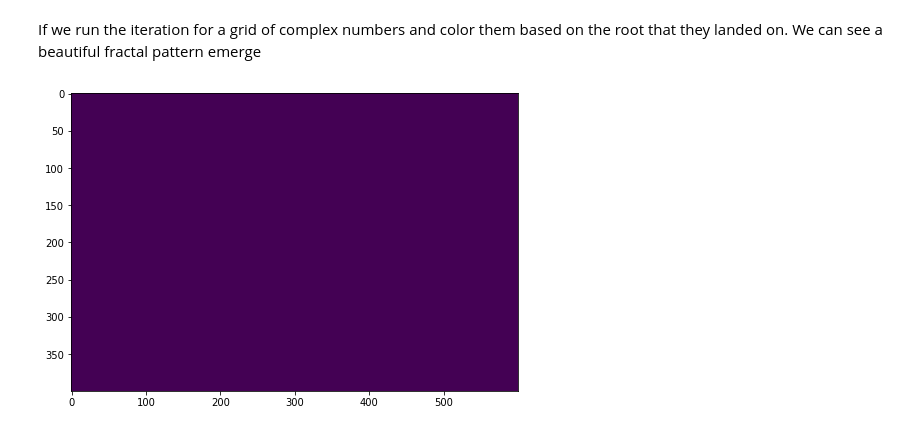
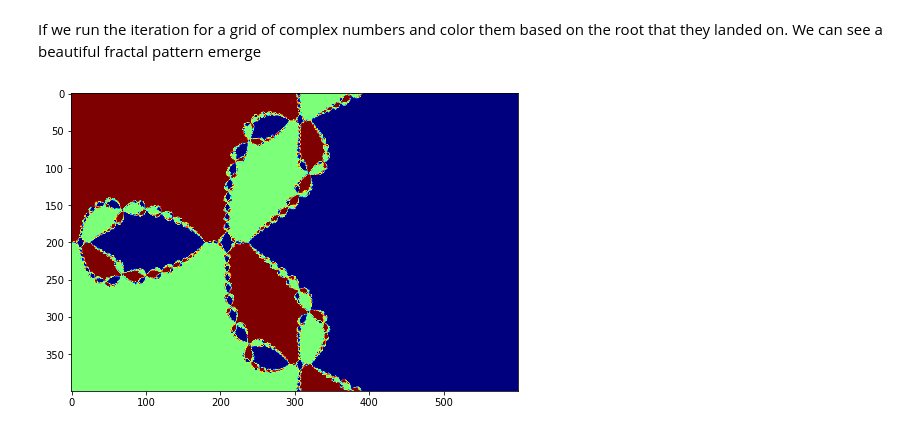
Before and after one commit to andydevs/andys-notebook, a Jupyter notebook: exploring-fractals.ipynb, the cells around one changed output. Saved outputs shown, nothing was run; the diff lists cells and outputs as text; code cells hidden in the pictures.

```diff
--- a/exploring-fractals.ipynb
+++ b/exploring-fractals.ipynb
@@ -10,0 +34,22 @@ plt.rcParams['image.cmap'] = 'viridis'
+# %%
+%%time
+
+# Algorithm parameters
+size = 600, 400
+iterations = 255
+c = -0.4 - 0.60j
+
+# Image array
+image = np.zeros((size[1], size[0]), dtype=np.uint8)
+
+# Run algorithm on each pixel in image
+for i, j in image_range(size):
+    z = complex(i - size[0]/2, j - size[1]/2)/max(size)*4
+    n = 0
+    while abs(z) < 2 and n < iterations:
+        z = iterator_function(z, c)
+        n += 1
+    image[j, i] = n
+
+# Display image
+plt.imshow(image);
@@ -75,25 +158,29 @@ arg_nearest_root = lambda z, r: np.argmin(np.abs(z - r))
 # %% [markdown]
 If we run the iteration for a grid of complex numbers and color them based on the root that they landed on. We can see a beautiful fractal pattern emerge
 # %%
+%%time
+
 # Create image
 size = 600, 400
-iterations = 10
+iterations = 16
 image = np.zeros((size[1], size[0]), dtype=np.uint8)
 
-# Create polynomial from complex roots
-roots = np.exp(np.linspace(0, 2*np.pi, 3))
+# Polynomial from complex roots
+roots = np.array([ 1, np.sqrt(2)*(-1 + 1j), np.sqrt(2)*(-1 - 1j) ])
 
 # Run algorithm for each pixel
-for i in range(size[0]):
-    for j in range(size[1]):
-        z = complex(i - size[0]/2, j - size[1]/2)/max(size)*4
-        for _ in range(iterations):
-            z = iterator(z, roots)
-        image[j, i] = arg_nearest_root(z, roots)
+progress = tqdm(total=size[0]*size[1]*iterations, desc='Generating')
+for i, j in image_range(size):
+    z = complex(i - size[0]/2, j - size[1]/2)/max(size)*4
+    for _ in range(iterations):
+        z = iterator(z, roots)
+        progress.update()
+    image[j, i] = arg_nearest_root(z, roots)
+progress.close()
 
 # Show image
 image = np.linspace(0, 1, roots.shape[0])[image]
 plt.imshow(image);
 plt.show();
 # %% [output]
-[figure, old version]
+[figure, new version]
```
Also changed, not shown: parts of 9 cells of this notebook.
